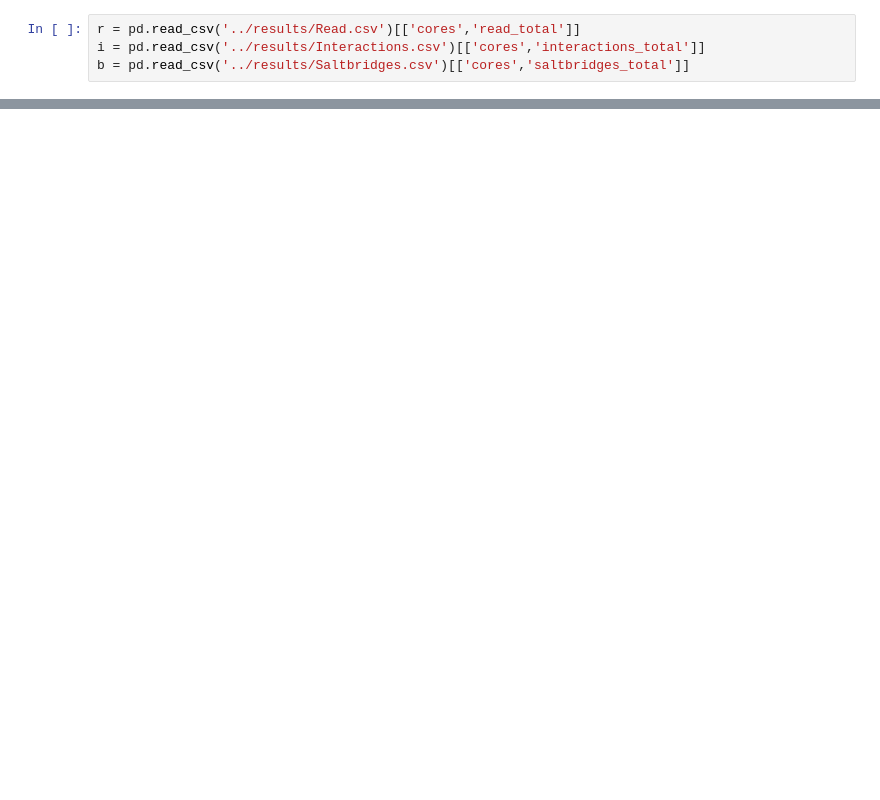
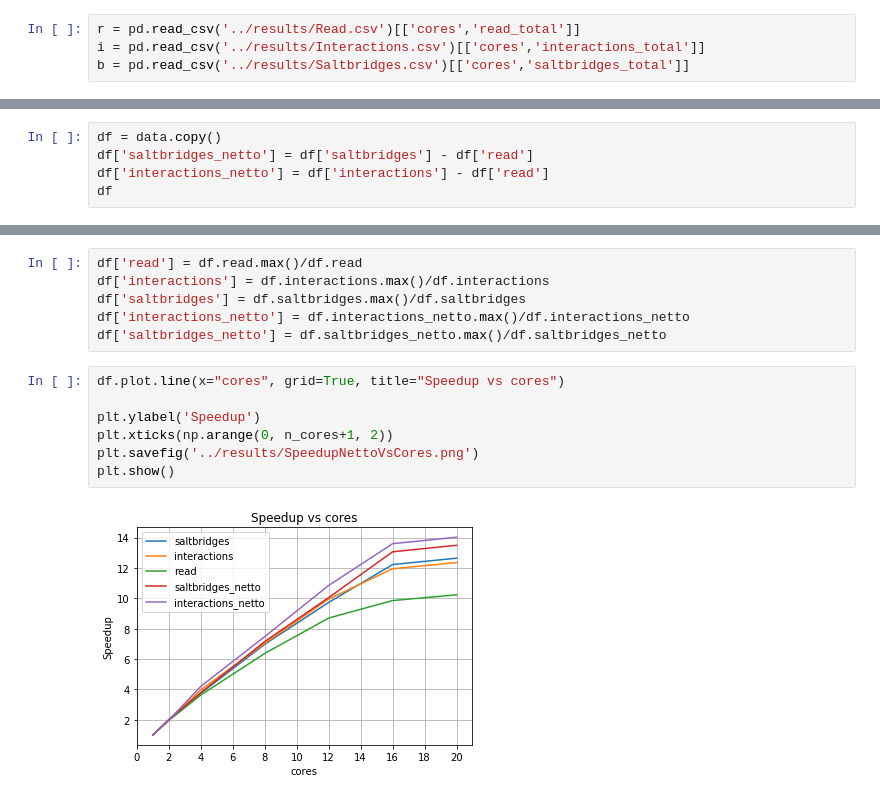
Before and after one commit to sbl-sdsc/mmtf-pyspark-benchmarks, a Jupyter notebook: notebooks/PlotResults.ipynb, the cells around one changed output, grey strips where cells are left out. Cells and saved outputs as stored; diff of their text form; blank space fills up the shorter version.

```diff
--- a/notebooks/PlotResults.ipynb
+++ b/notebooks/PlotResults.ipynb
@@ -49,0 +72,5 @@ df
+# %%
+df = data.copy()
+df['saltbridges_netto'] = df['saltbridges'] - df['read']
+df['interactions_netto'] = df['interactions'] - df['read']
+df
@@ -77,0 +95,15 @@ interpreter: 64bit
+# %%
+df['read'] = df.read.max()/df.read
+df['interactions'] = df.interactions.max()/df.interactions
+df['saltbridges'] = df.saltbridges.max()/df.saltbridges
+df['interactions_netto'] = df.interactions_netto.max()/df.interactions_netto
+df['saltbridges_netto'] = df.saltbridges_netto.max()/df.saltbridges_netto
+# %%
+df.plot.line(x="cores", grid=True, title="Speedup vs cores")
+
+plt.ylabel('Speedup')
+plt.xticks(np.arange(0, n_cores+1, 2))
+plt.savefig('../results/SpeedupNettoVsCores.png')
+plt.show()
+# %% [output]
+[figure, added]
```
Also changed, not shown: parts of 17 cells of this notebook, 1 other file.
